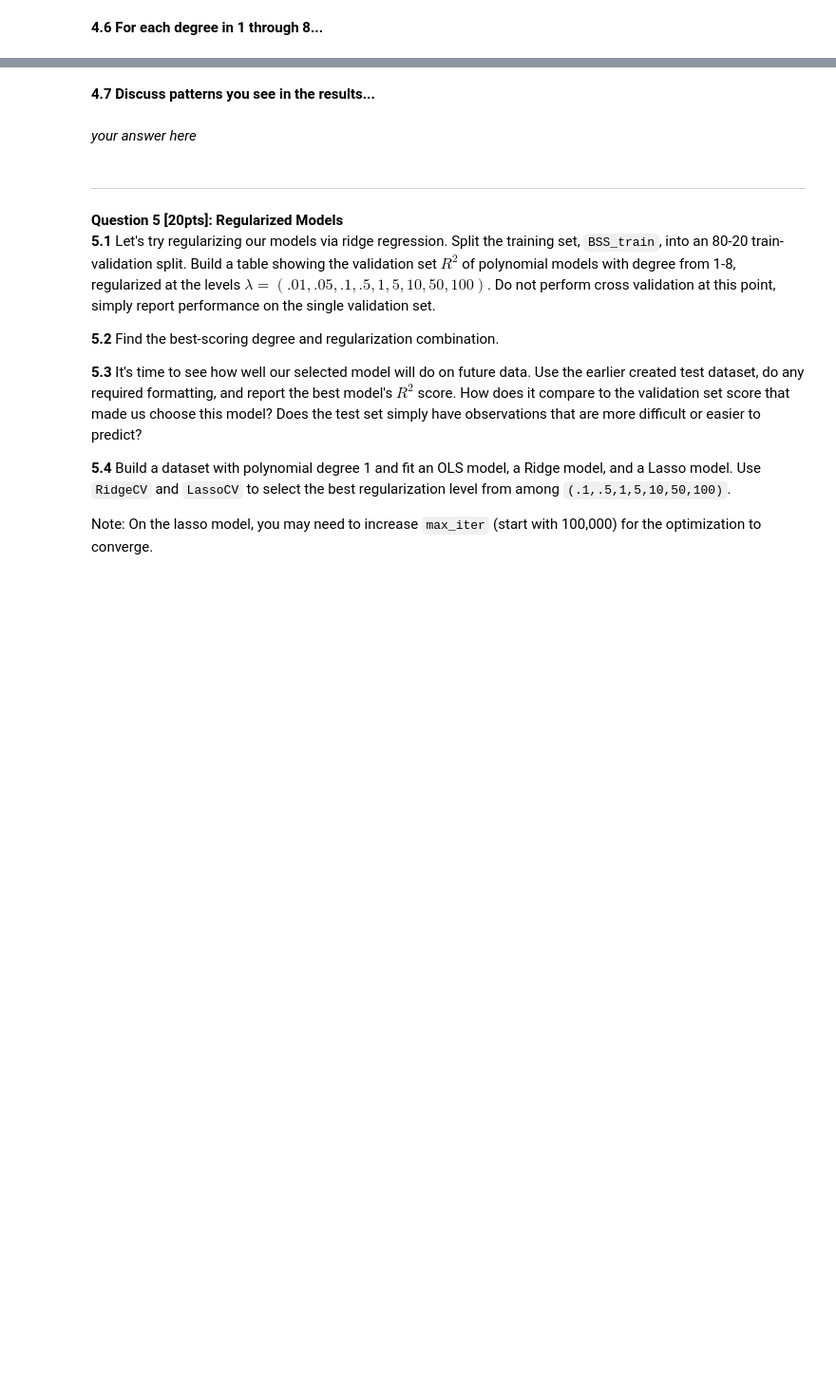
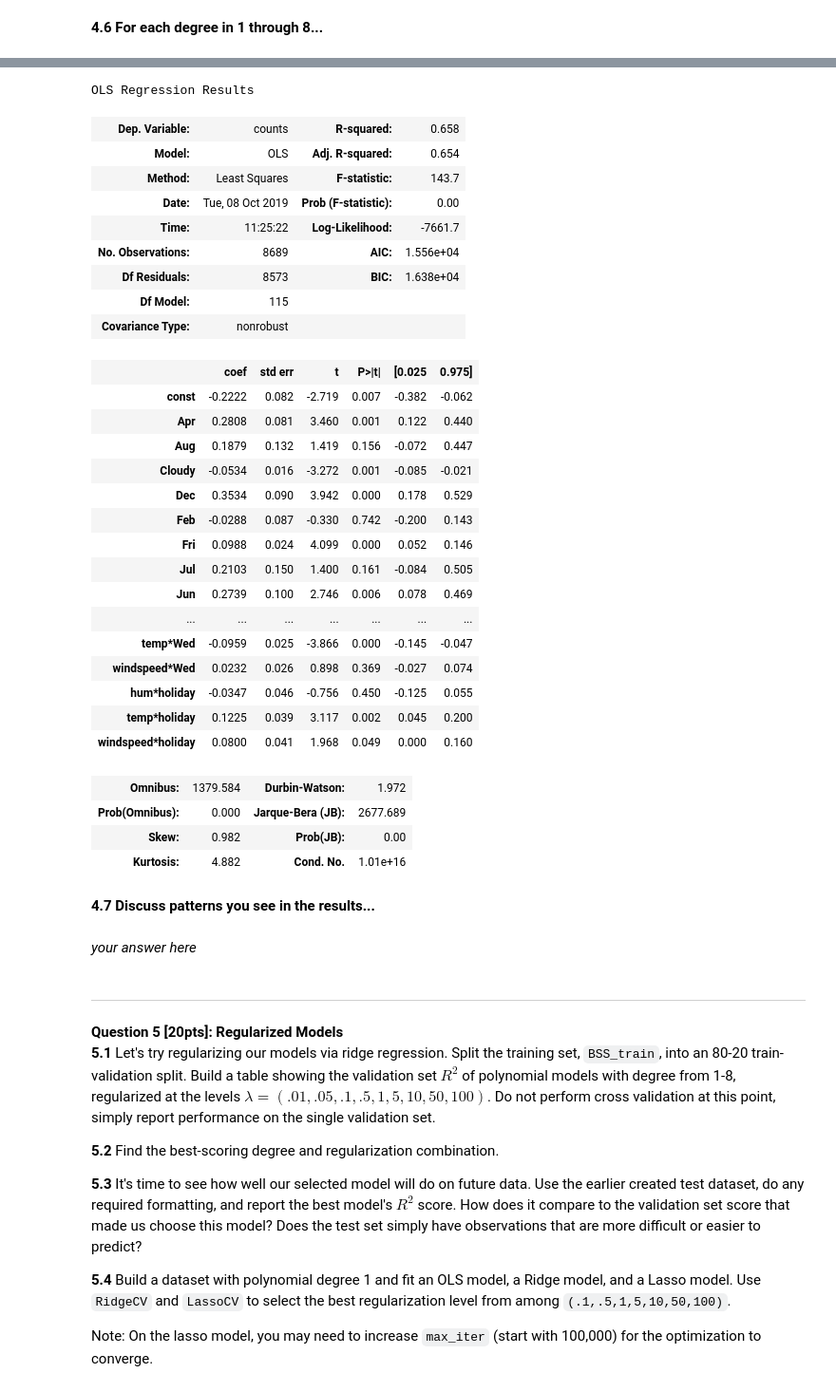
Before and after one commit to kdumontnu/2019-CS109A, a Jupyter notebook: homework/hw3/cs109a_hw3submit.ipynb, the cells around one changed output, grey strips where cells are left out. Shown at 95% size. Saved outputs shown, nothing was run; the diff lists cells and outputs as text; code cells hidden in the pictures; blank space fills up the shorter version.

```diff
--- a/homework/hw3/cs109a_hw3submit.ipynb
+++ b/homework/hw3/cs109a_hw3submit.ipynb
@@ -787,0 +928,24 @@ Encapsulate this process as a function with appropriate inputs and outputs, and
+# %%
+# your code here
+def interactions(df, a_cols='all', b_cols='all', exclude=[]):
+    df = df.copy()
+
+    if a_cols == 'all':
+        a_cols = df.columns
+    if b_cols == 'all':
+        b_cols = df.columns
+
+    # Remove non-numerical datatypes
+    a_cols = df[a_cols].select_dtypes(exclude=['object']).columns.difference(exclude)
+    b_cols = df[b_cols].select_dtypes(exclude=['object']).columns.difference(exclude)
+    a_cols = df[a_cols].columns.difference(b_cols)
+    b_cols = df[b_cols].columns.difference(a_cols)
+
+    for i_col in a_cols:
+        for col in b_cols:
+            df['{}*{}'.format(col, i_col)] = df[col]*df[i_col]
+    return df
+
+practice_X_train_poly_t = interactions(practice_X_train_poly, binary_columns, ['temp', 'hum', 'windspeed'])
+print(practice_X_train_poly_t.columns)
+practice_X_train_poly_t.head(5)
@@ -809,0 +1024,17 @@ def get_design_mats(train_df, val_df,  degree,
+# %%
+# your code here
+for degree in range(1,9):
+    print('Degree:', degree)
+    x_train, y_train, x_val, y_val = get_design_mats(BSS_train, BSS_test,degree)
+
+    OLSModel = sm.OLS(y_train.counts, sm.add_constant(x_train))
+    OLSModel_Fit = OLSModel.fit()
+
+    test_predicted = OLSModel_Fit.predict(sm.add_constant(x_val))
+    r2_score_test = r2_score(y_val.counts, test_predicted)
+
+    print('R-Squared for outlier model on training set is: {0:1.3f}'.format(OLSModel_Fit.rsquared))
+    print('R-Squared for outlier model on test set is:     {0:1.3f}'.format(r2_score_test))
+
+OLSModel_Fit.summary(xname= ['const'] + x_train.columns.tolist())
+# %% [output]
@@ -810,3 +1058,33 @@ def get_design_mats(train_df, val_df,  degree,
+OLS Regression Results
+| Dep. Variable: | counts | R-squared: | 0.658 |
+| Model: | OLS | Adj. R-squared: | 0.654 |
+| Method: | Least Squares | F-statistic: | 143.7 |
+| Date: | Tue, 08 Oct 2019 | Prob (F-statistic): | 0.00 |
+| Time: | 11:25:22 | Log-Likelihood: | -7661.7 |
+| No. Observations: | 8689 | AIC: | 1.556e+04 |
+| Df Residuals: | 8573 | BIC: | 1.638e+04 |
+| Df Model: | 115 |  |  |
+| Covariance Type: | nonrobust |  |  |
+|  | coef | std err | t | P>|t| | [0.025 | 0.975] |
+| const | -0.2222 | 0.082 | -2.719 | 0.007 | -0.382 | -0.062 |
+| Apr | 0.2808 | 0.081 | 3.460 | 0.001 | 0.122 | 0.440 |
+| Aug | 0.1879 | 0.132 | 1.419 | 0.156 | -0.072 | 0.447 |
+| Cloudy | -0.0534 | 0.016 | -3.272 | 0.001 | -0.085 | -0.021 |
+| Dec | 0.3534 | 0.090 | 3.942 | 0.000 | 0.178 | 0.529 |
+| Feb | -0.0288 | 0.087 | -0.330 | 0.742 | -0.200 | 0.143 |
+| Fri | 0.0988 | 0.024 | 4.099 | 0.000 | 0.052 | 0.146 |
+| Jul | 0.2103 | 0.150 | 1.400 | 0.161 | -0.084 | 0.505 |
+| Jun | 0.2739 | 0.100 | 2.746 | 0.006 | 0.078 | 0.469 |
+| ... | ... | ... | ... | ... | ... | ... |
+| temp*Wed | -0.0959 | 0.025 | -3.866 | 0.000 | -0.145 | -0.047 |
+| windspeed*Wed | 0.0232 | 0.026 | 0.898 | 0.369 | -0.027 | 0.074 |
+| hum*holiday | -0.0347 | 0.046 | -0.756 | 0.450 | -0.125 | 0.055 |
+| temp*holiday | 0.1225 | 0.039 | 3.117 | 0.002 | 0.045 | 0.200 |
+| windspeed*holiday | 0.0800 | 0.041 | 1.968 | 0.049 | 0.000 | 0.160 |
+| Omnibus: | 1379.584 | Durbin-Watson: | 1.972 |
+| Prob(Omnibus): | 0.000 | Jarque-Bera (JB): | 2677.689 |
+| Skew: | 0.982 | Prob(JB): | 0.00 |
+| Kurtosis: | 4.882 | Cond. No. | 1.01e+16 |
 # %% [markdown]
 **4.7 Discuss patterns you see in the results...**
 # %% [markdown]
```
Also changed, not shown: parts of 25 cells of this notebook.
